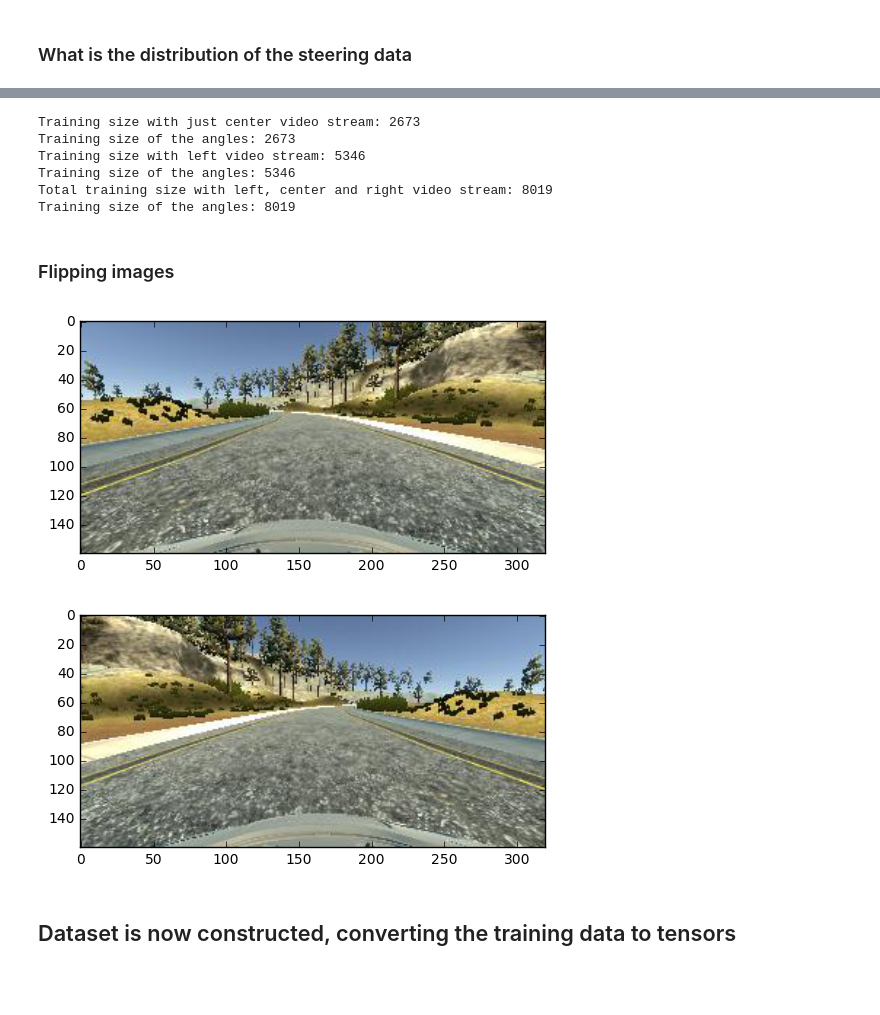
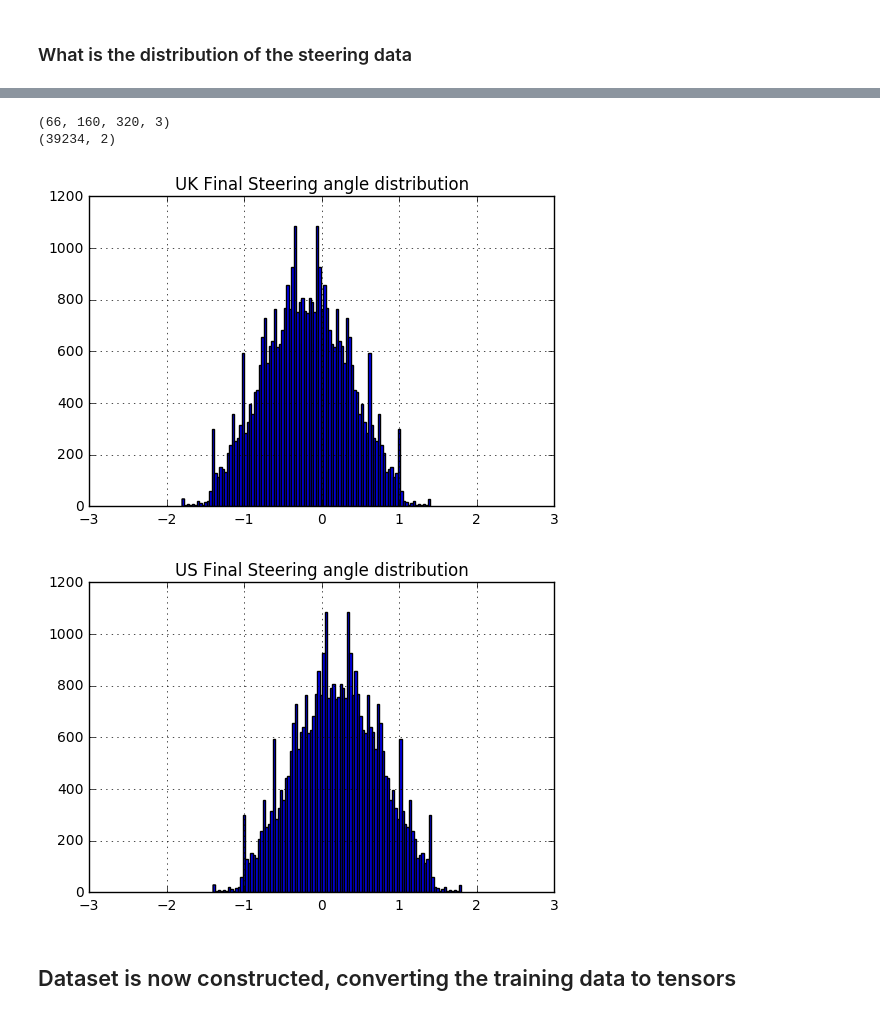
Before and after one commit to rdjondo/CarND-Behavioral-Cloning-P3, a Jupyter notebook: simulator-train.ipynb, the cells around one changed output, grey strips where cells are left out. Drawn from its saved outputs; the diff is of its cells as text; code cells hidden in the pictures; blank space fills up the shorter version.

```diff
--- a/simulator-train.ipynb
+++ b/simulator-train.ipynb
@@ -150,39 +117,0 @@ print(len(y_train_list))
-# %%
-print('Training size with just center video stream:', len(X_train_list))
-print('Training size of the angles:', len(y_train_list))
-
-augmented_steering_bias = 0.50
-# Add left
-for i in sorted(indices_zero_steer, reverse=True):
-    del left_my_frames[i]
-X_train_list.extend(left_my_frames)
-y_train_list.extend( (np.array(less_zero_steering) + augmented_steering_bias).tolist() )
-
-print('Training size with left video stream:', len(X_train_list))
-print('Training size of the angles:', len(y_train_list))
-
-# Add right
-for i in sorted(indices_zero_steer, reverse=True):
-    del right_my_frames[i]
-X_train_list.extend(right_my_frames)
-y_train_list.extend( (np.array(less_zero_steering) - augmented_steering_bias).tolist() )
-
-print('Total training size with left, center and right video stream:', len(X_train_list))
-print('Training size of the angles:', len(y_train_list))
-# %% [output]
-Training size with just center video stream: 2673
-Training size of the angles: 2673
-Training size with left video stream: 5346
-Training size of the angles: 5346
-Total training size with left, center and right video stream: 8019
-Training size of the angles: 8019
-# %% [markdown]
-### Flipping images
-# %%
-plt.imshow(X_train_list[0])
-plt.show()
-plt.imshow(cv2.flip(X_train_list[0],1))
-plt.show()
-# %% [output]
-[figure, removed]
-[figure, removed]
@@ -207,2 +205,42 @@ del center_my_frames
+# %%
+
+# Remove zero steering images from training dataset
+cutoff = 0.005
+steering = df['steering'].astype(np.float32)
+indices_zero_steer = steering[np.abs(steering)<cutoff].index
+indices_zero_steer_delete = indices_zero_steer[(np.int32(indices_zero_steer)%2)==0]
+df_no_zero = df.drop(df.index[indices_zero_steer])
+
+# Test generator to gather steering angles
+steering_list = []
+img_list = []
+for img, steerings_batch in generator(df_no_zero, batch_size=128, infinite_loop=False):
+    steering_list.extend(steerings_batch)
+    #img_list.extend(img)
+# %%
+bins = 100
+
+# Displaying final steering angle distribution
+steering_array = np.array(steering_list)
+print(img.shape)
+print(steering_array.shape)
+
+
+plt.hist(steering_array[:,0], bins, color='blue')
+plt.grid('on')
+plt.title('UK Final Steering angle distribution')
+plt.xlim([-3,3])
+plt.show()
+
+plt.hist(steering_array[:,1], bins, color='blue')
+plt.grid('on')
+plt.title('US Final Steering angle distribution')
+plt.xlim([-3,3])
+plt.show()
+# %% [output]
+(66, 160, 320, 3)
+(39234, 2)
+[figure, added]
+[figure, added]
 # %% [markdown]
 ## Dataset is now constructed, converting the training data to tensors
```
Also changed, not shown: parts of 20 cells of this notebook, 4 other files.
